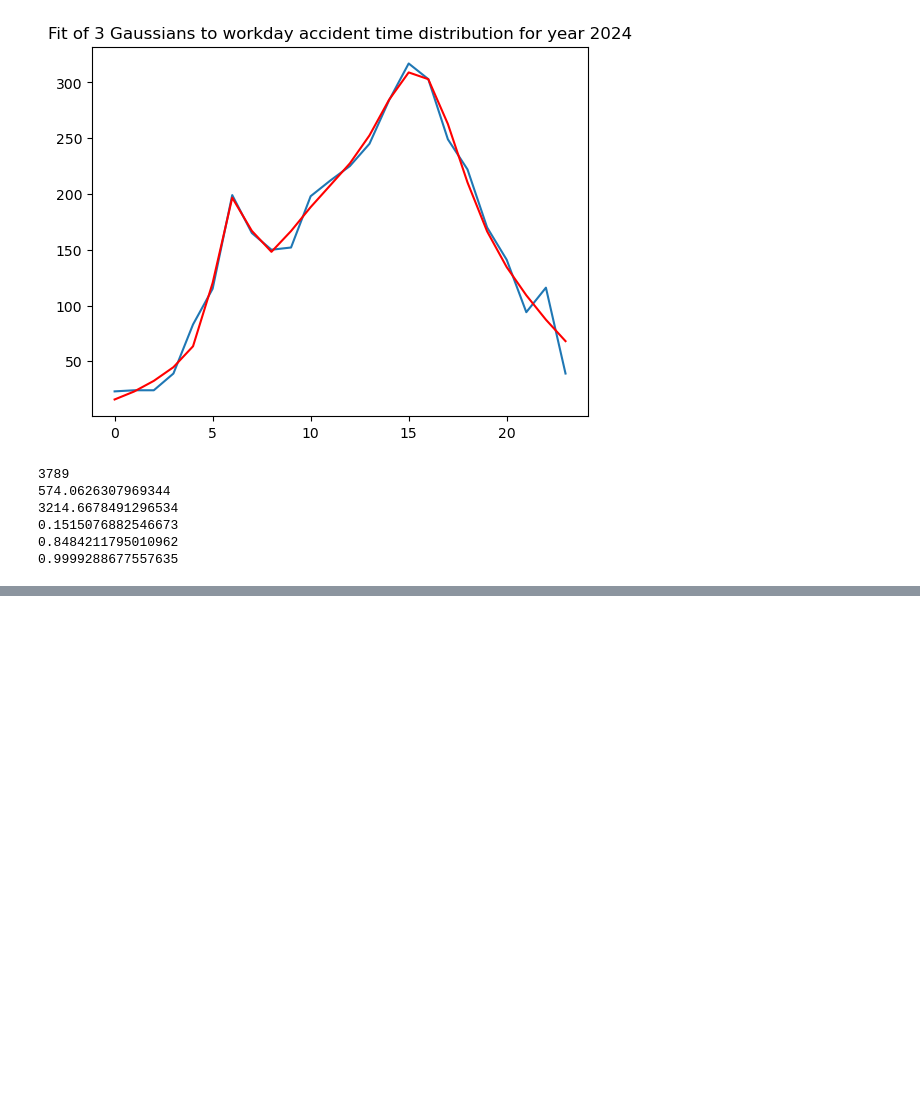
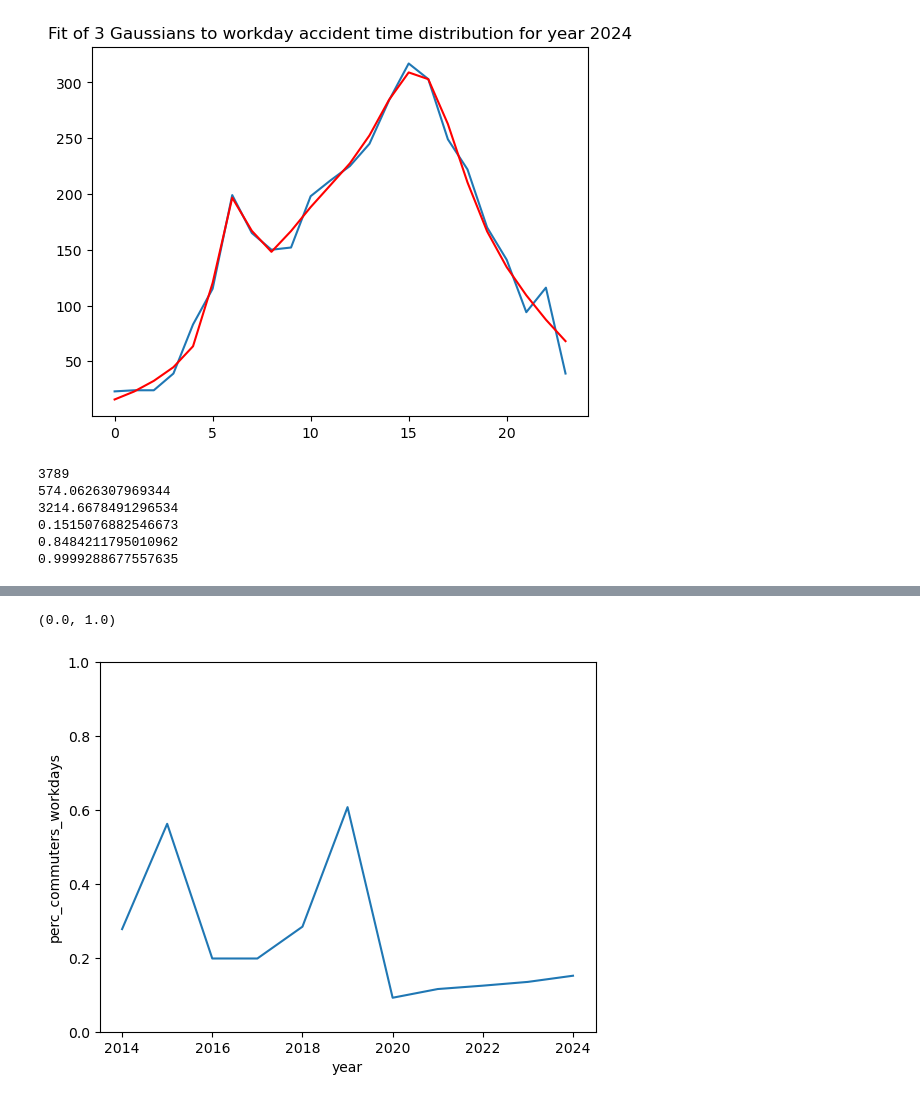
Before and after one commit to tobzac/challenge, a Jupyter notebook: 05_commuter_analysis.ipynb, the cells around one changed output, grey strips where cells are left out. Drawn from its saved outputs; the diff is of its cells as text; code cells hidden in the pictures; blank space fills up the shorter version.

Commit message:
finish commuter analysis with plots on accidents etc.

```diff
--- a/05_commuter_analysis.ipynb
+++ b/05_commuter_analysis.ipynb
@@ -666,3 +666,27 @@ with open("intermediate_results/accident_commuter_results_"+str(year)+".txt", "w
     f.write(str(accidents_time_series_weekend['count'].sum())+"\t"+str(accidents_time_series_workday['count'].sum())+"\t"+str(area_commuters/area_all)+"\n")
 # %%
 # also read in and plot
+results_accidents = {}
+for year in [2014, 2015, 2016, 2017, 2018, 2019, 2020, 2021, 2022, 2023, 2024]:
+    with open("intermediate_results/accident_commuter_results_"+str(year)+".txt", "r") as f:
+        for line in f:
+            if not line.startswith("sum"):
+                entries = line.split("\t")
+                sum_weekend_trips = entries[0]
+                sum_workday_trips = entries[1]
+                percentage_commuters_workday = entries[2]
+
+    if 'weekend_trips' in results_accidents.keys():
+        results_accidents['weekend_trips'].append(int(sum_weekend_trips))
+        results_accidents['workday_trips'].append(int(sum_workday_trips))
+        results_accidents['perc_commuters_workdays'].append(float(percentage_commuters_workday))
+        results_accidents['year'].append(year)
+    else:
+        results_accidents['weekend_trips'] = [int(sum_weekend_trips)]
+        results_accidents['workday_trips'] = [int(sum_workday_trips)]
+        results_accidents['perc_commuters_workdays'] = [float(percentage_commuters_workday)]
+        results_accidents['year'] = [year]
+
+df_result_accidents = pd.DataFrame.from_dict(results_accidents)
+df_result_accidents['commuters_workdays'] = df_result_accidents['workday_trips'] * df_result_accidents['perc_commuters_workdays']
+df_result_accidents
@@ -668,0 +706,7 @@ with open("intermediate_results/accident_commuter_results_"+str(year)+".txt", "w
+# %%
+# plot commuter percentage over years and workday/weekend ratio
+sns.lineplot(data=df_result_accidents, x='year', y='perc_commuters_workdays')
+plt.ylim(0,1)
+# %% [output]
+(0.0, 1.0)
+[figure, added]
```
Also changed, not shown: parts of 3 cells of this notebook, 2 other files.
